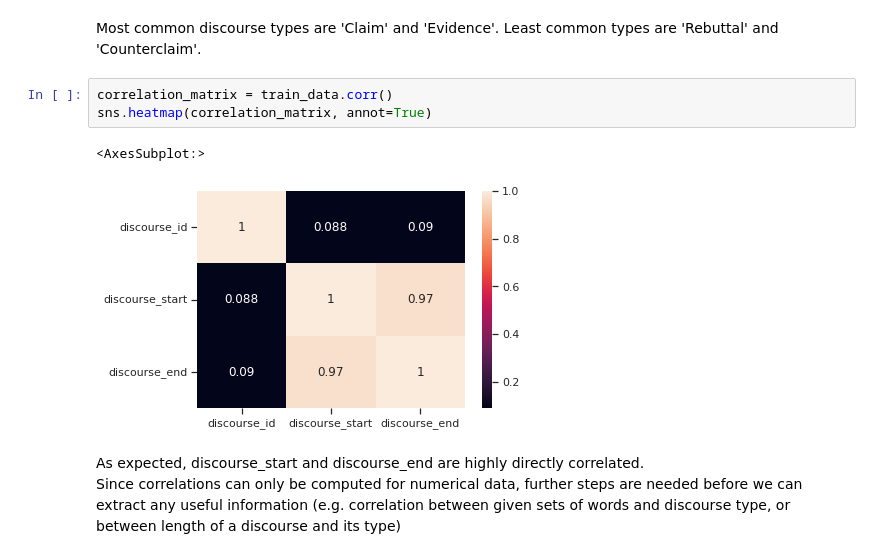
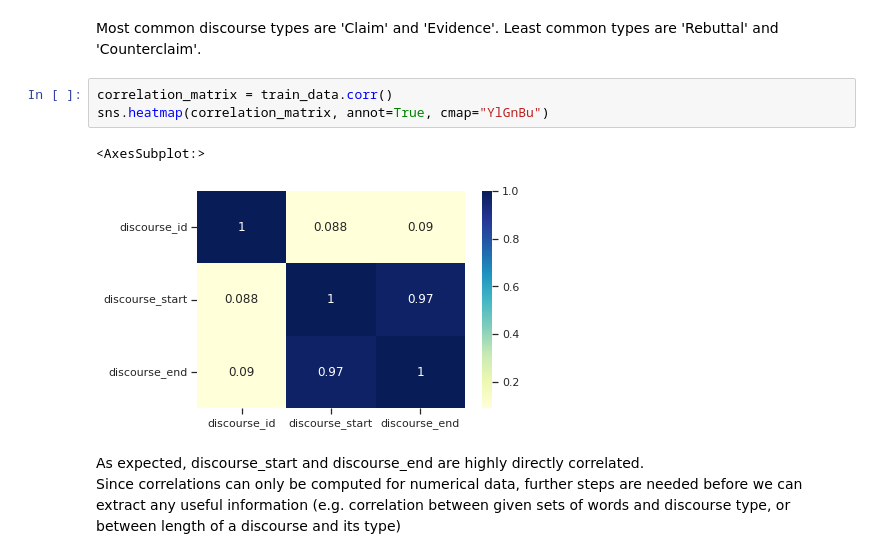
Before and after one commit to ValleyCrisps/Evaluating-Student-Writing, a Jupyter notebook: notebooks/exploratory_data_analysis.ipynb, the cells around one changed output. Saved outputs shown, nothing was run; the diff lists cells and outputs as text.

```diff
--- a/notebooks/exploratory_data_analysis.ipynb
+++ b/notebooks/exploratory_data_analysis.ipynb
@@ -90,10 +90,10 @@ Most common discourse types are 'Claim' and 'Evidence'.
 Least common types are 'Rebuttal' and 'Counterclaim'.
 # %%
 correlation_matrix = train_data.corr()
-sns.heatmap(correlation_matrix, annot=True)
+sns.heatmap(correlation_matrix, annot=True, cmap="YlGnBu")
 # %% [output]
 <AxesSubplot:>
-[figure, old version]
+[figure, new version]
 # %% [markdown]
 As expected, discourse_start and discourse_end are highly directly correlated.
 Since correlations can only be computed for numerical data, further steps are needed before we can extract any useful information (e.g. correlation between given sets of words and discourse type, or between length of a discourse and its type)
```
Also changed, not shown: parts of 3 cells of this notebook, 1 other file.
